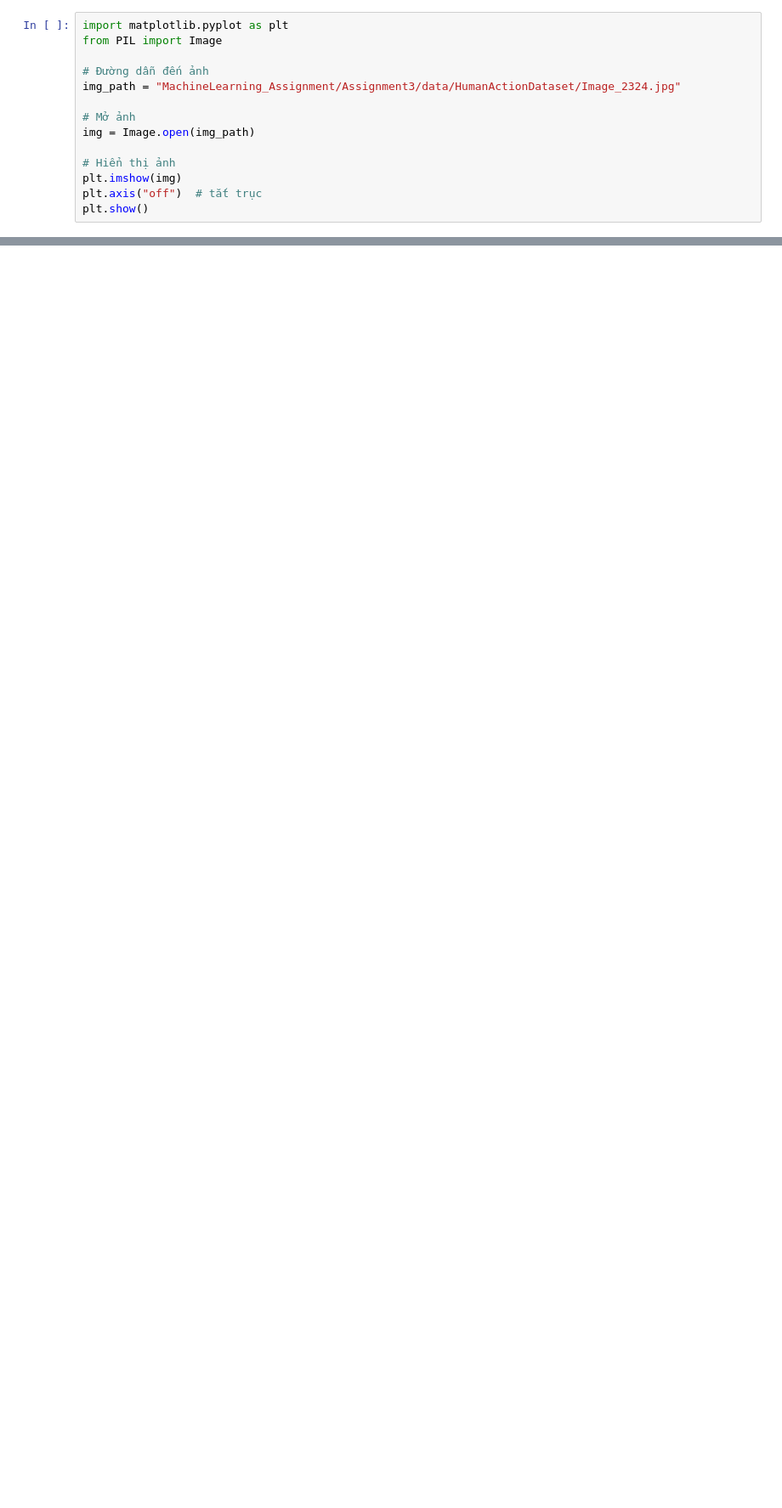
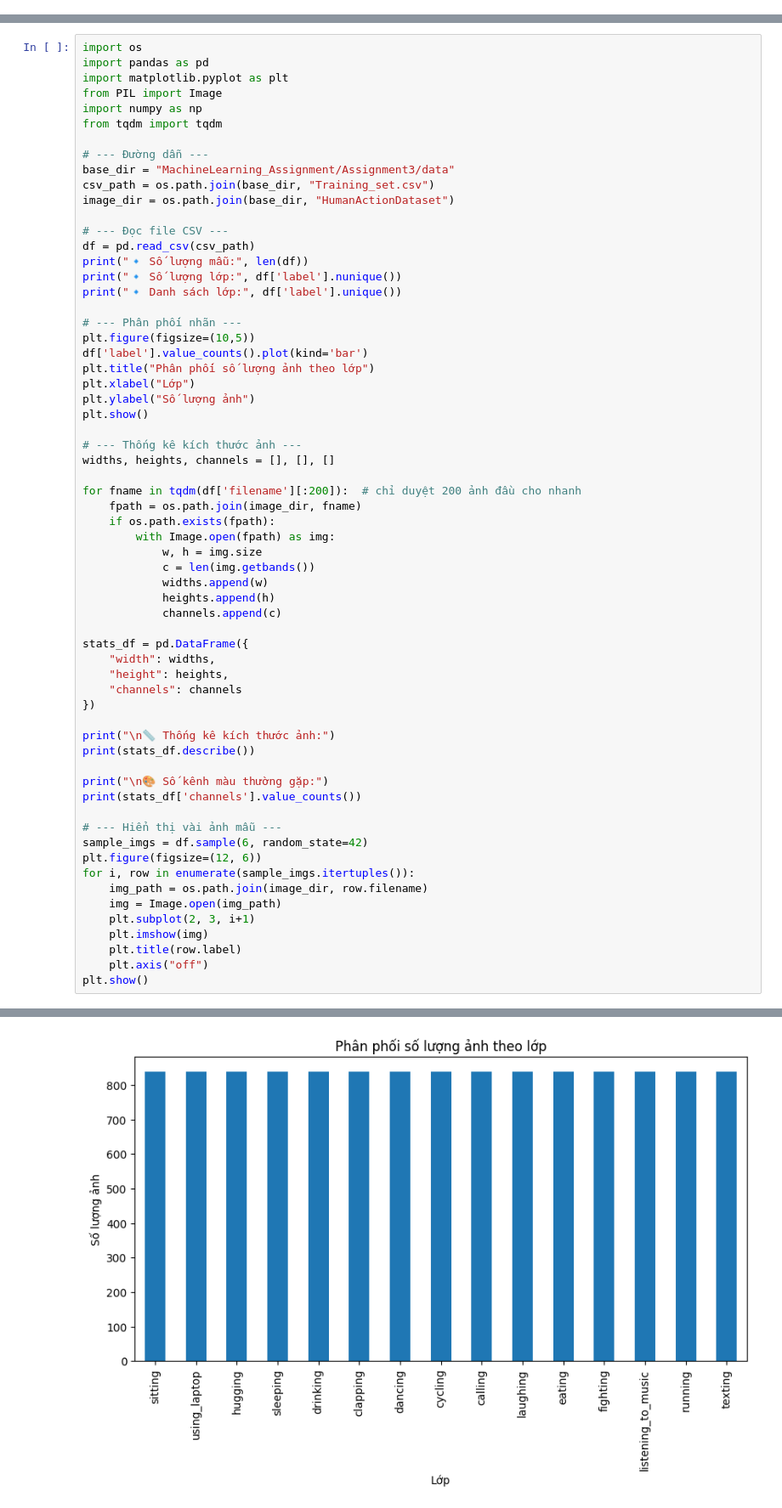
Before and after one commit to HoangHungLN/MachineLearning_Assigment, a Jupyter notebook: Assignment3/notebooks/Assignment3_CEML2.ipynb, the cells around one changed output, grey strips where cells are left out. Shown at 85% size. Saved outputs shown, nothing was run; the diff lists cells and outputs as text; blank space fills up the shorter version.

```diff
--- a/Assignment3/notebooks/Assignment3_CEML2.ipynb
+++ b/Assignment3/notebooks/Assignment3_CEML2.ipynb
@@ -9,14 +7,0 @@ fatal: destination path 'MachineLearning_Assignment' already exists and is not a
-# %%
-import matplotlib.pyplot as plt
-from PIL import Image
-
-# Đường dẫn đến ảnh
-img_path = "MachineLearning_Assignment/Assignment3/data/HumanActionDataset/Image_2324.jpg"
-
-# Mở ảnh
-img = Image.open(img_path)
-
-# Hiển thị ảnh
-plt.imshow(img)
-plt.axis("off")  # tắt trục
-plt.show()
@@ -24,0 +8,64 @@ plt.show()
+# %%
+import os
+import pandas as pd
+import matplotlib.pyplot as plt
+from PIL import Image
+import numpy as np
+from tqdm import tqdm
+
+# --- Đường dẫn ---
+base_dir = "MachineLearning_Assignment/Assignment3/data"
+csv_path = os.path.join(base_dir, "Training_set.csv")
+image_dir = os.path.join(base_dir, "HumanActionDataset")
+
+# --- Đọc file CSV ---
+df = pd.read_csv(csv_path)
+print("🔹 Số lượng mẫu:", len(df))
+print("🔹 Số lượng lớp:", df['label'].nunique())
+print("🔹 Danh sách lớp:", df['label'].unique())
+
+# --- Phân phối nhãn ---
+plt.figure(figsize=(10,5))
+df['label'].value_counts().plot(kind='bar')
+plt.title("Phân phối số lượng ảnh theo lớp")
+plt.xlabel("Lớp")
+plt.ylabel("Số lượng ảnh")
+plt.show()
+
+# --- Thống kê kích thước ảnh ---
+widths, heights, channels = [], [], []
+
+for fname in tqdm(df['filename'][:200]):  # chỉ duyệt 200 ảnh đầu cho nhanh
+    fpath = os.path.join(image_dir, fname)
+    if os.path.exists(fpath):
+        with Image.open(fpath) as img:
+            w, h = img.size
+            c = len(img.getbands())
+            widths.append(w)
+            heights.append(h)
+            channels.append(c)
+
+stats_df = pd.DataFrame({
+    "width": widths,
+    "height": heights,
+    "channels": channels
+})
+
+print("\n📏 Thống kê kích thước ảnh:")
+print(stats_df.describe())
+
+print("\n🎨 Số kênh màu thường gặp:")
+print(stats_df['channels'].value_counts())
+
+# --- Hiển thị vài ảnh mẫu ---
+sample_imgs = df.sample(6, random_state=42)
+plt.figure(figsize=(12, 6))
+for i, row in enumerate(sample_imgs.itertuples()):
+    img_path = os.path.join(image_dir, row.filename)
+    img = Image.open(img_path)
+    plt.subplot(2, 3, i+1)
+    plt.imshow(img)
+    plt.title(row.label)
+    plt.axis("off")
+plt.show()
+# %% [output]
@@ -24,0 +77 @@ plt.show()
+[figure, added]
```
Also changed, not shown: parts of 4 cells of this notebook.
